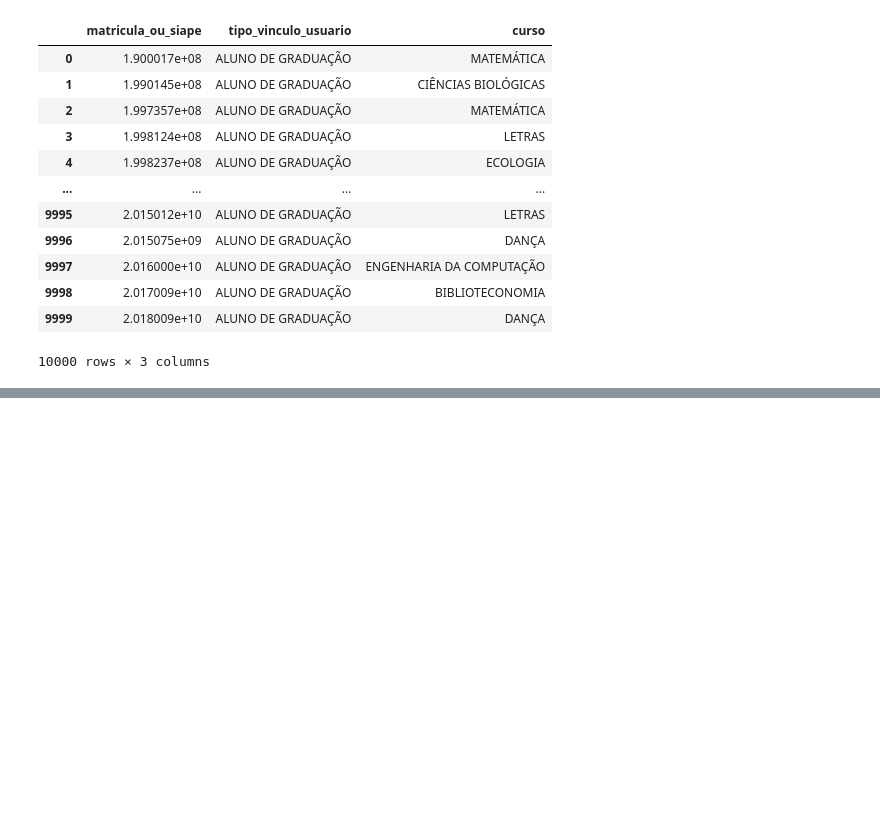
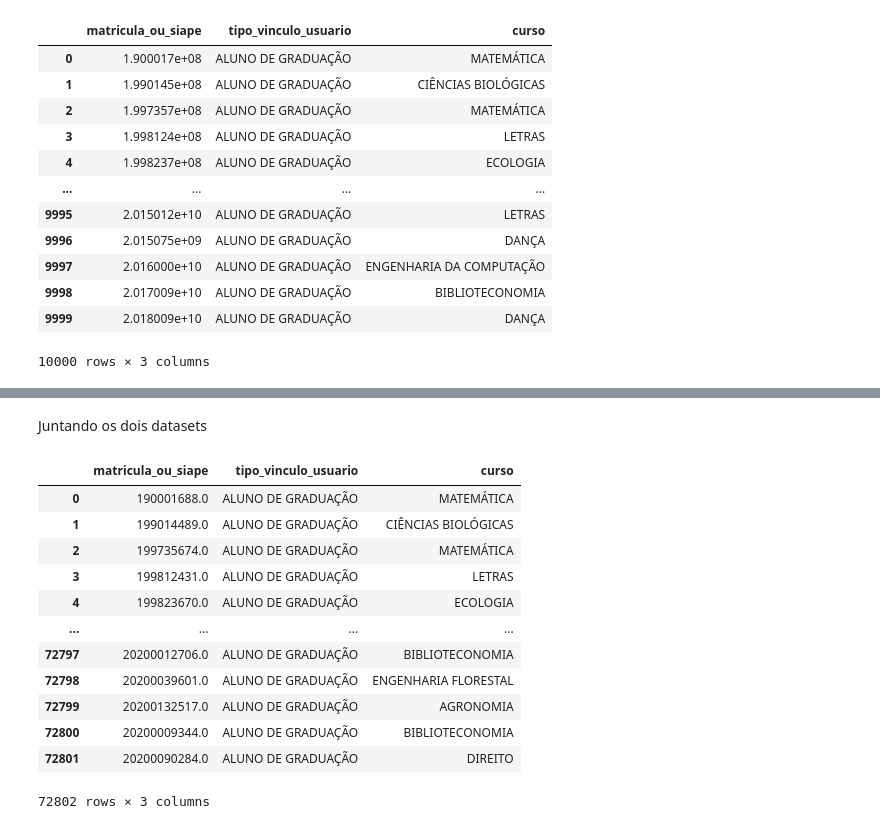
Before and after one commit to WyndamBaxter/Desafio-7-days-of-coding-dashboard, a Jupyter notebook: Analise_exploratoria.ipynb, the cells around one changed output, grey strips where cells are left out. Drawn from its saved outputs; the diff is of its cells as text; code cells hidden in the pictures; blank space fills up the shorter version.

```diff
--- a/Analise_exploratoria.ipynb
+++ b/Analise_exploratoria.ipynb
@@ -971,0 +985,3 @@ cadastro_usuarios_excel
+# %%
+cadastro_usuarios_excel.matricula_ou_siape = cadastro_usuarios_excel.matricula_ou_siape.astype('string')
+cadastro_usuarios_excel.info()
@@ -971,0 +1041,4 @@ cadastro_usuarios_excel
+# %%
+cadastro_usuarios_graduacao.matricula_ou_siape = cadastro_usuarios_graduacao.matricula_ou_siape.astype('float')
+cadastro_usuarios_graduacao.matricula_ou_siape = cadastro_usuarios_graduacao.matricula_ou_siape.astype('string')
+cadastro_usuarios_graduacao.info()
@@ -971,0 +1056,19 @@ cadastro_usuarios_excel
+# %% [markdown]
+Juntando os dois datasets
+# %%
+cadastro_usuario_curso = pd.concat([cadastro_usuarios_excel, cadastro_usuarios_graduacao], ignore_index= True)
+cadastro_usuario_curso
+# %% [output]
+|  | matricula_ou_siape | tipo_vinculo_usuario | curso |
+| 0 | 190001688.0 | ALUNO DE GRADUAÇÃO | MATEMÁTICA |
+| 1 | 199014489.0 | ALUNO DE GRADUAÇÃO | CIÊNCIAS BIOLÓGICAS |
+| 2 | 199735674.0 | ALUNO DE GRADUAÇÃO | MATEMÁTICA |
+| 3 | 199812431.0 | ALUNO DE GRADUAÇÃO | LETRAS |
+| 4 | 199823670.0 | ALUNO DE GRADUAÇÃO | ECOLOGIA |
+| ... | ... | ... | ... |
+| 72797 | 20200012706.0 | ALUNO DE GRADUAÇÃO | BIBLIOTECONOMIA |
+| 72798 | 20200039601.0 | ALUNO DE GRADUAÇÃO | ENGENHARIA FLORESTAL |
+| 72799 | 20200132517.0 | ALUNO DE GRADUAÇÃO | AGRONOMIA |
+| 72800 | 20200009344.0 | ALUNO DE GRADUAÇÃO | BIBLIOTECONOMIA |
+| 72801 | 20200090284.0 | ALUNO DE GRADUAÇÃO | DIREITO |
+72802 rows × 3 columns
```
Also changed, not shown: parts of 13 cells of this notebook.
